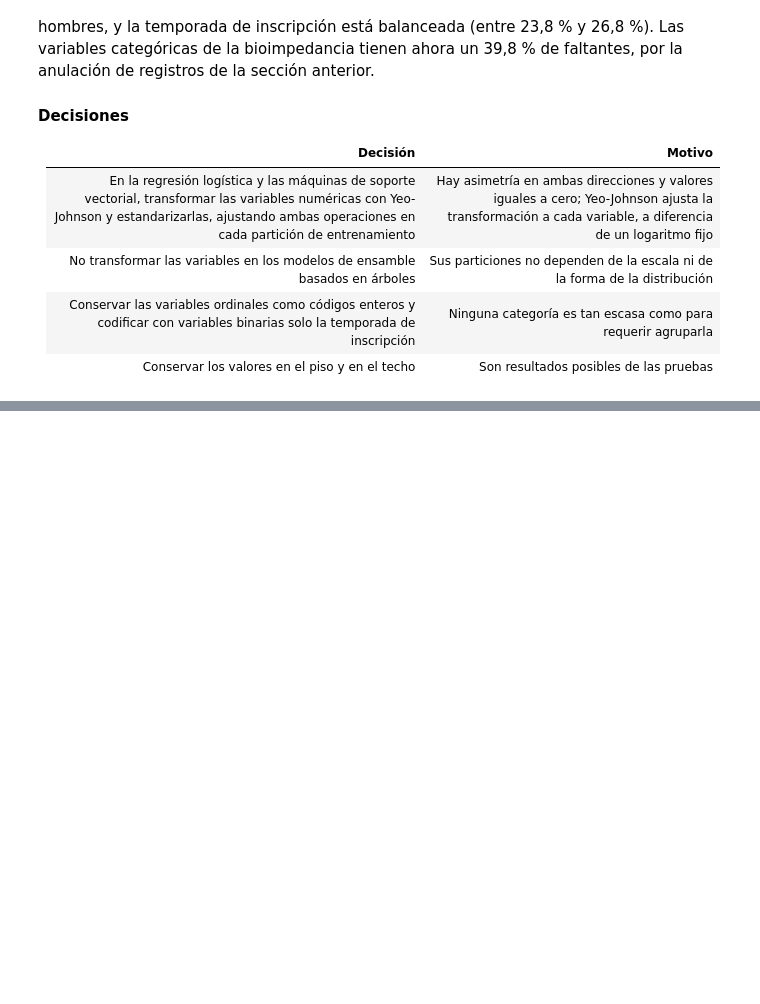
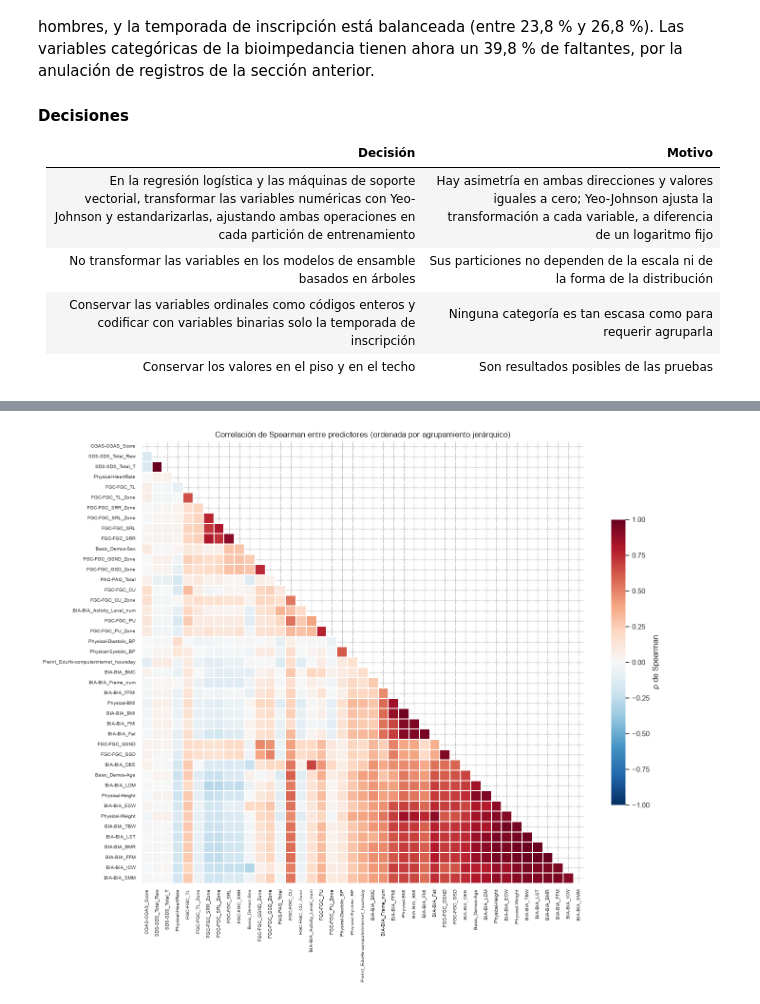
Before and after one commit to juanestebancg2806/piu-severity-prediction, a Jupyter notebook: notebooks/01_eda.ipynb, the cells around one changed output, grey strips where cells are left out. Saved outputs shown, nothing was run; the diff lists cells and outputs as text; code cells hidden in the pictures; blank space fills up the shorter version.

```diff
--- a/notebooks/01_eda.ipynb
+++ b/notebooks/01_eda.ipynb
@@ -1918,0 +1988,34 @@ Ninguna categoría es tan escasa como para requerir agruparla con otra. Las meno
+# %%
+matriz_distancia = (1 - spearman.abs()).fillna(1).clip(lower=0).to_numpy(copy=True)
+matriz_distancia = (matriz_distancia + matriz_distancia.T) / 2
+np.fill_diagonal(matriz_distancia, 0)
+
+enlace = linkage(squareform(matriz_distancia, checks=False), method="average")
+orden = spearman.index[leaves_list(enlace)]
+
+spearman_ordenada = spearman.loc[orden, orden]
+triangulo_superior = np.triu(np.ones(spearman_ordenada.shape, dtype=bool))
+
+fig, ax = plt.subplots(figsize=(15, 13))
+sns.heatmap(
+    spearman_ordenada,
+    mask=triangulo_superior,
+    cmap="RdBu_r",
+    vmin=-1,
+    vmax=1,
+    center=0,
+    square=True,
+    linewidths=0.2,
+    cbar_kws={"label": "ρ de Spearman", "shrink": 0.6},
+    ax=ax,
+)
+ax.set(
+    xlabel="",
+    ylabel="",
+    title="Correlación de Spearman entre predictores (ordenada por agrupamiento jerárquico)",
+)
+ax.tick_params(labelsize=7)
+save_figure(fig, "correlacion_spearman", FIGURAS_EDA)
+plt.show()
+# %% [output]
+[figure, added]
```
Also changed, not shown: parts of 18 cells of this notebook, 6 other files.
